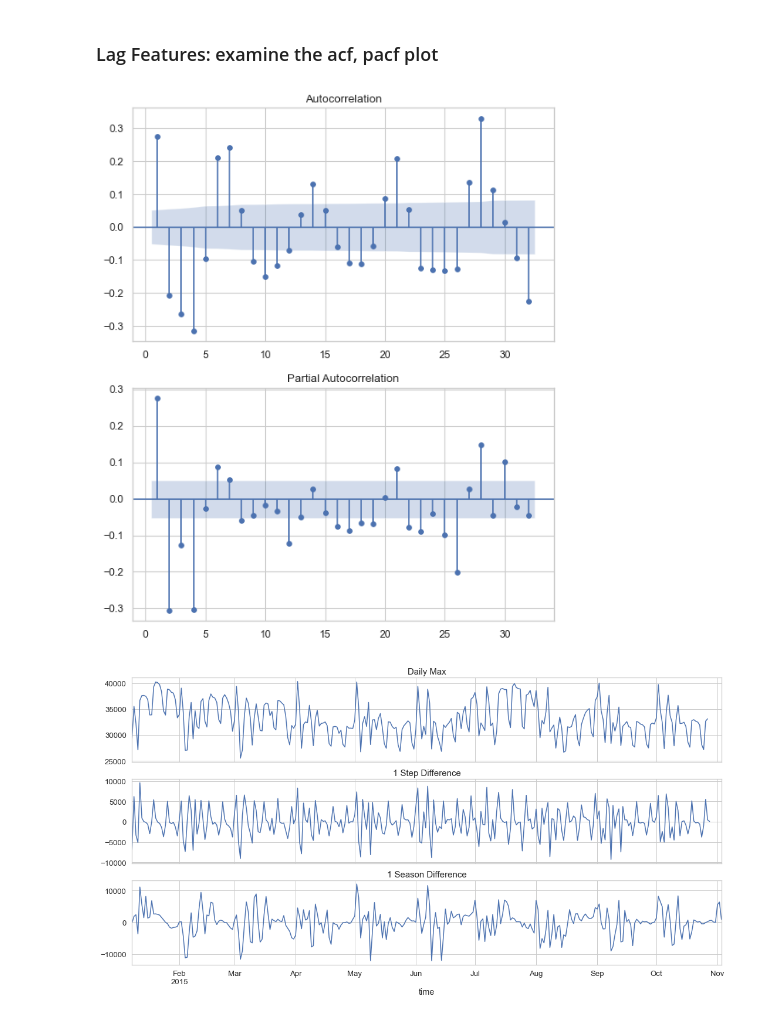
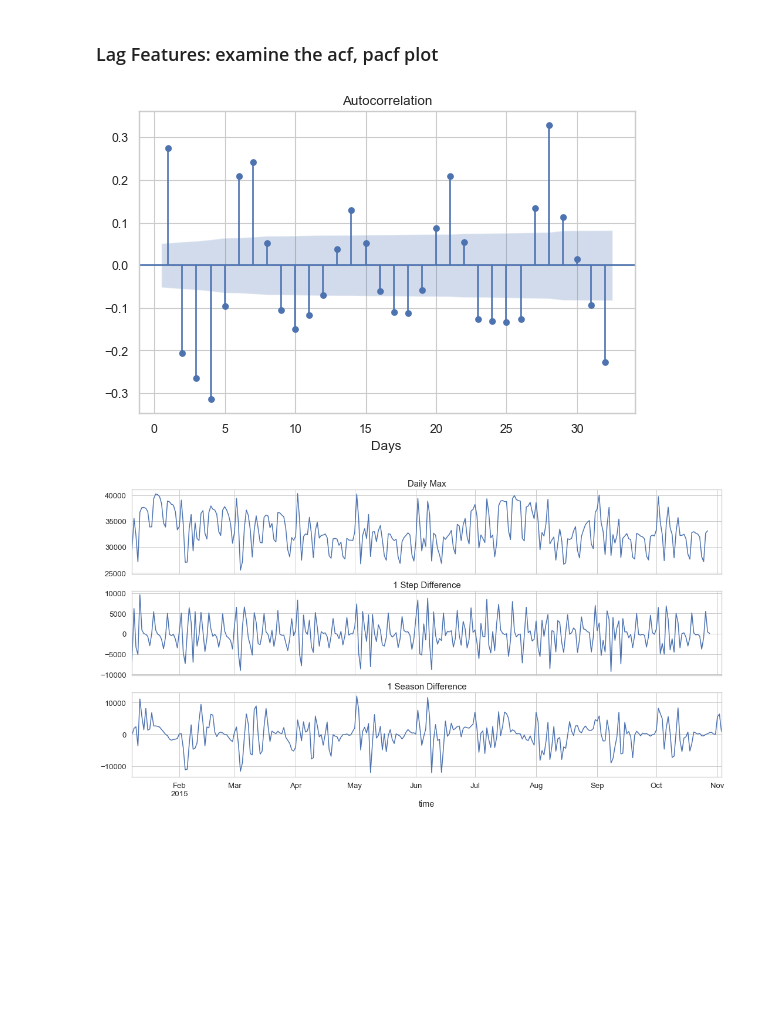
Before and after one commit to mendyhsu/Capstone, a Jupyter notebook: d_TimeSeriesModeling.ipynb, the cells around one changed output. Saved outputs shown, nothing was run; the diff lists cells and outputs as text; code cells hidden in the pictures; blank space fills up the shorter version.

Commit message:
add EDA figures

```diff
--- a/d_TimeSeriesModeling.ipynb
+++ b/d_TimeSeriesModeling.ipynb
@@ -446,22 +446,23 @@ dtype: float64
 # %%
 # Find seasonal (P, D, Q, S)
 
-fig, (ax1, ax2) = plt.subplots(2,1, figsize=(8,10), dpi=80)
+fig, ax = plt.subplots(1,1, figsize=(8,5), dpi=80)
 
 lags = None#np.arange(7, 77, 7)
 
 
 input_data = day_min_max['dayMax'] - day_min_max['dayMax'].rolling(6).mean()
 
 input_data = input_data.dropna()
-plot_acf(input_data, lags=lags, zero=False, ax=ax1)
-plot_pacf(input_data, lags=lags, zero=False, ax=ax2)
+plot_acf(input_data, lags=lags, zero=False, ax=ax)
+plt.xlabel('Days')
+#plot_pacf(input_data, lags=lags, zero=False, ax=ax2)
 #plt.savefig('EDA_fig/seasonal_S_ACF.pdf',dpi=80, pad_inches=0.1, bbox_inches='tight')
 plt.show()
 
 # Seasonal period S = 7 (days)
 # %% [output]
-[figure, old version]
+[figure, new version]
 # %%
 sns.set(style="whitegrid", font_scale=1.2)
 fig, (ax1, ax2, ax3) = plt.subplots(3,1, figsize=(18, 9), sharex=True)
```
Also changed, not shown: 32 other files.
